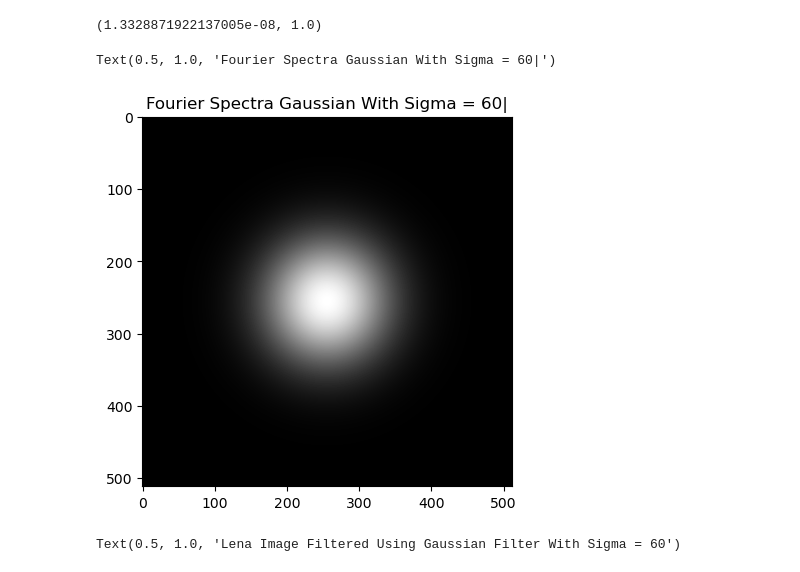
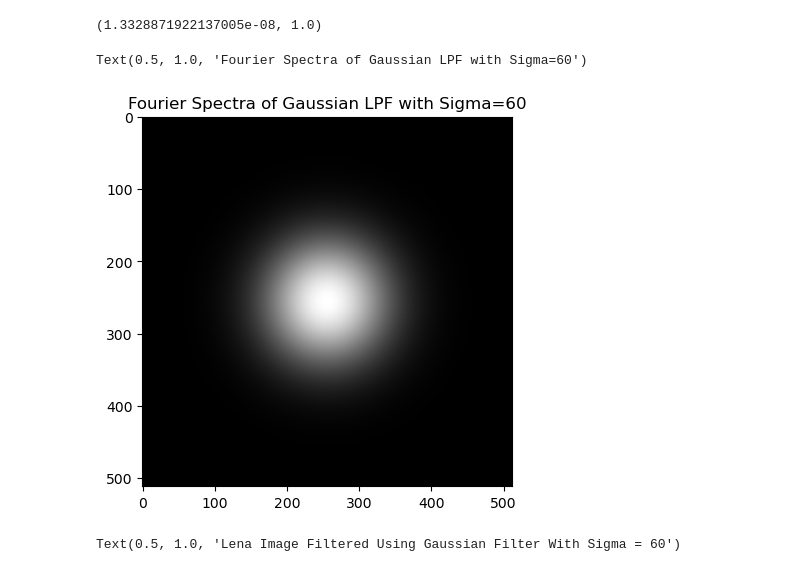
Before and after one commit to nico-palmar/SYDE-575, a Jupyter notebook: lab_3/lab3_nico.ipynb, the cells around one changed output. Saved outputs shown, nothing was run; the diff lists cells and outputs as text; code cells hidden in the pictures.

```diff
--- a/lab_3/lab3_nico.ipynb
+++ b/lab_3/lab3_nico.ipynb
@@ -244,10 +245,10 @@ gaussian.min(), gaussian.max()
 (1.3328871922137005e-08, 1.0)
 # %%
 plt.imshow(gaussian, cmap="gray")
-plt.title("Fourier Spectra Gaussian With Sigma = 60|")
+plt.title("Fourier Spectra of Gaussian LPF with Sigma=60")
 # %% [output]
-Text(0.5, 1.0, 'Fourier Spectra Gaussian With Sigma = 60|')
+Text(0.5, 1.0, 'Fourier Spectra of Gaussian LPF with Sigma=60')
-[figure, old version]
+[figure, new version]
 # %%
 denoised_lena_freq_3 = np.fft.fftshift(lena_noise_fft) * gaussian
 denoised_lena_3 = np.fft.ifft2(np.fft.ifftshift(denoised_lena_freq_3))
```
Also changed, not shown: parts of 8 cells of this notebook.
